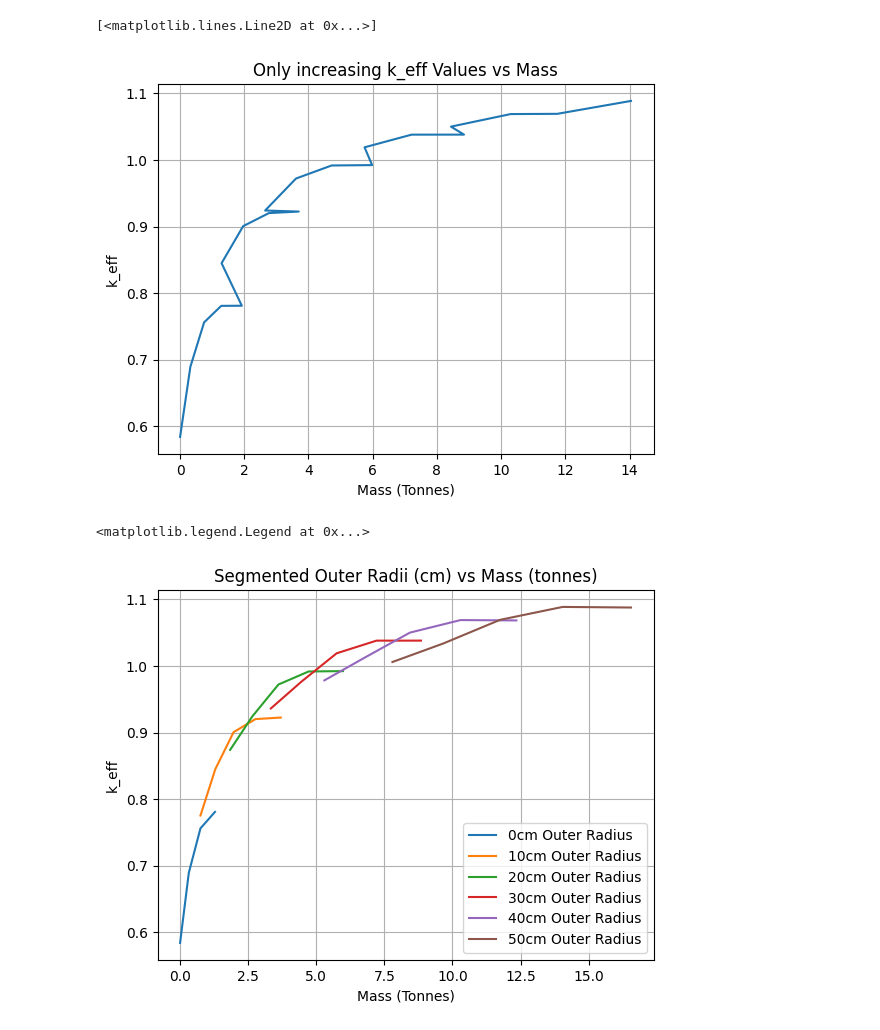
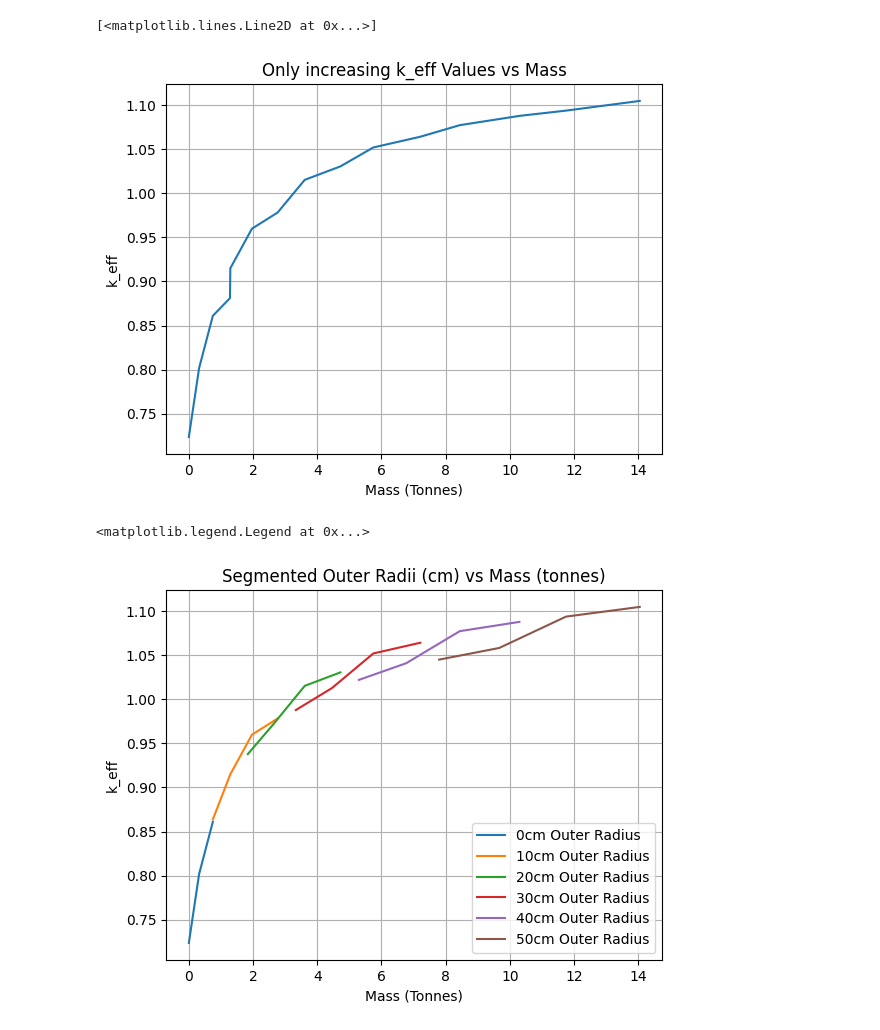
Before and after one commit to andrewpolitz/astrofuse, a Jupyter notebook: keff_calcs_UN_20cm.ipynb, the cells around one changed output. Saved outputs shown, nothing was run; the diff lists cells and outputs as text; code cells hidden in the pictures.

Commit message:
More Graphing
Finishing up each of the individual keff folders, then making a combined folder so that we can see all the keff values on one plot

```diff
--- a/keff_calcs_UN_20cm.ipynb
+++ b/keff_calcs_UN_20cm.ipynb
@@ -66,6 +66,6 @@ folder_path = '/Users/maxle/Desktop/Desktop2/Dual/10_15_20'
 import numpy as np
 klist = []
 range_outer = np.arange(0,60, 10)
-range_inner = np.arange(0,50,10)
+range_inner = np.arange(0,40,10)
 print(range_inner)
 # %% [output]
@@ -73,7 +73,7 @@ print(range_inner)
 # %%
 for i in range_outer:
      for j in range_inner:
-          klist.append(read_keff_from_folder(f'/Users/maxle/Desktop/Desktop2/15/{i}_15_{j}')[1])
+          klist.append(read_keff_from_folder(f'/Users/maxle/Desktop/Desktop2/20/{i}_20_{j}')[1])
 #klist.append(read_keff_from_folder('/Users/maxle/Desktop/Desktop2/Dual/100_15_40')[1])
 print(klist)
 # %% [output]
@@ -87,4 +87,4 @@ print(len(klist))
 # %%
-innerlist = [0, 10, 20, 30, 40, 0, 10, 20, 30, 40, 0, 10, 20, 30, 40, 0, 10, 20, 30, 40, 0, 10, 20, 30, 40, 0, 10, 20, 30, 40]
+innerlist = [0, 10, 20, 30, 0, 10, 20, 30, 0, 10, 20, 30, 0, 10, 20, 30, 0, 10, 20, 30, 0, 10, 20, 30]
 len(innerlist)
 # %% [output]
@@ -92,4 +92,4 @@ len(innerlist)
 # %%
-outerlist = [0, 0, 0, 0, 0, 10, 10, 10, 10, 10, 20, 20, 20, 20, 20, 30, 30, 30, 30, 30, 40, 40, 40, 40, 40,50, 50, 50, 50, 50]
+outerlist = [0, 0, 0, 0, 10, 10, 10, 10, 20, 20, 20, 20, 30, 30, 30, 30, 40, 40, 40, 40, 50, 50, 50, 50]
 len(outerlist)
 # %% [output]
@@ -181,20 +181,20 @@ ax2.set_title('Only increasing k_eff Values vs Mass')
 ax2.plot(trim_tonne, trim_list)
 # %% [output]
 [<matplotlib.lines.Line2D at 0x...>]
-[figure, old version]
+[figure, new version]
 # %%
 ax3 = plt.axes()
-ax3.plot(tonne_list[:4], klist[:4], label = '0cm Outer Radius')
-ax3.plot(tonne_list[5:10], klist[5:10], label = '10cm Outer Radius')
-ax3.plot(tonne_list[10:15], klist[10:15], label = '20cm Outer Radius')
-ax3.plot(tonne_list[15:20], klist[15:20], label = '30cm Outer Radius')
-ax3.plot(tonne_list[20:25], klist[20:25], label = '40cm Outer Radius')
-ax3.plot(tonne_list[25:30], klist[25:30], label = '50cm Outer Radius')
+ax3.plot(tonne_list[:3], klist[:3], label = '0cm Outer Radius')
+ax3.plot(tonne_list[4:8], klist[4:8], label = '10cm Outer Radius')
+ax3.plot(tonne_list[8:12], klist[8:12], label = '20cm Outer Radius')
+ax3.plot(tonne_list[12:16], klist[12:16], label = '30cm Outer Radius')
+ax3.plot(tonne_list[16:20], klist[16:20], label = '40cm Outer Radius')
+ax3.plot(tonne_list[20:24], klist[20:24], label = '50cm Outer Radius')
 ax3.grid()
 ax3.set_xlabel('Mass (Tonnes)')
 ax3.set_ylabel('k_eff')
 ax3.set_title('Segmented Outer Radii (cm) vs Mass (tonnes)')
 ax3.legend()
 # %% [output]
 <matplotlib.legend.Legend at 0x...>
-[figure, old version]
+[figure, new version]
```
Also changed, not shown: parts of 9 cells of this notebook, 3 other files.
